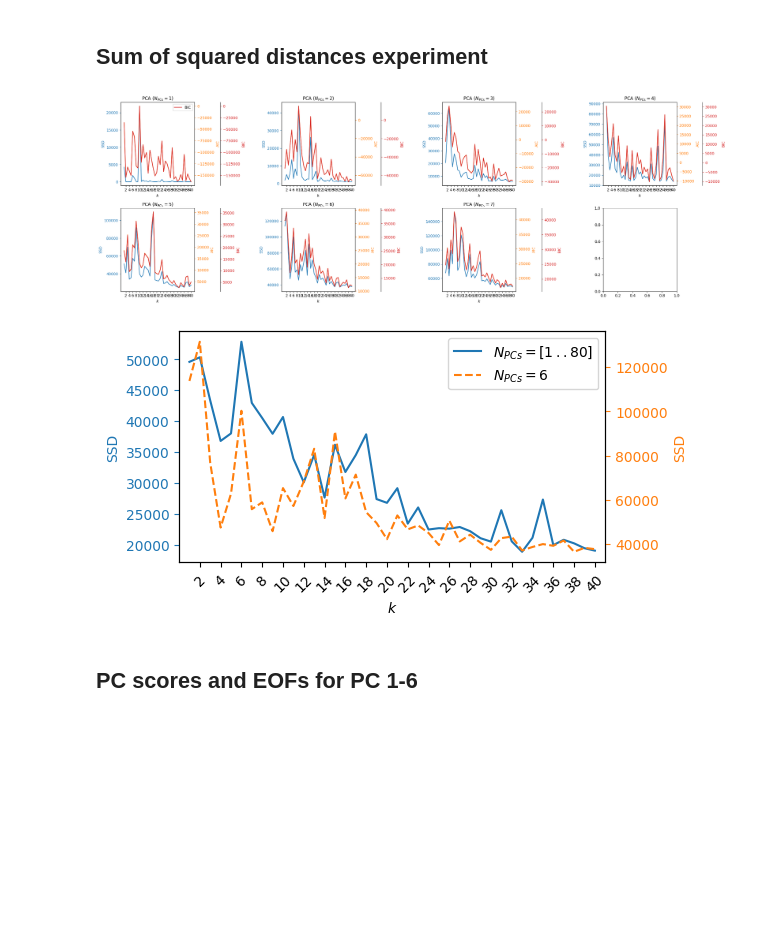
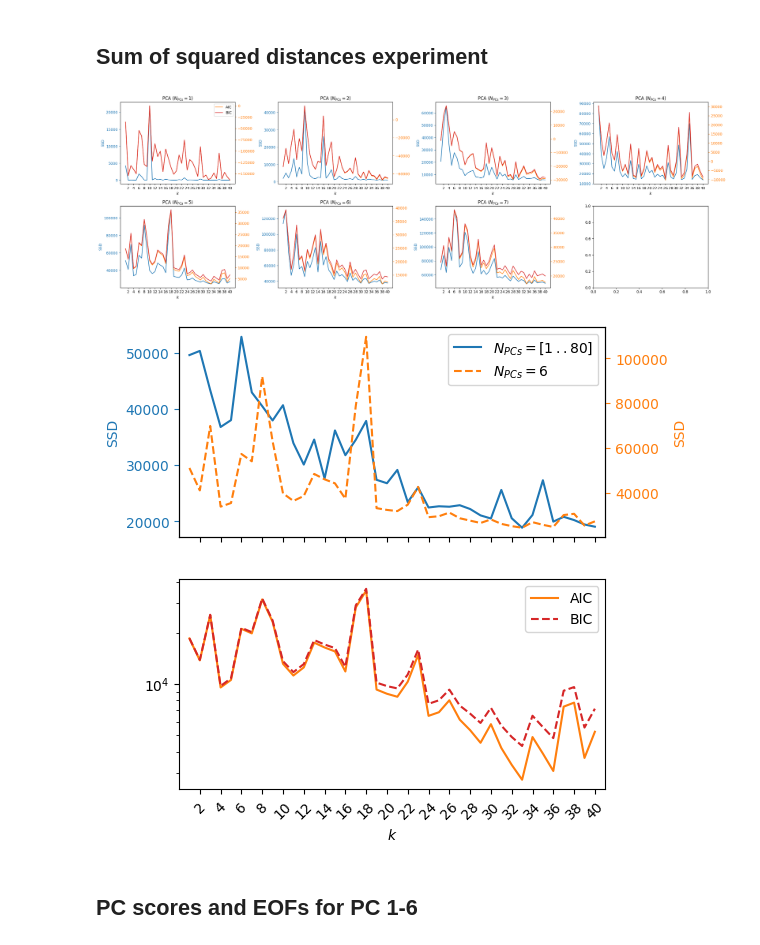
Before and after one commit to 4castRenewables/maelstrom-a6, a Jupyter notebook: notebooks/dcv2_pca.ipynb, the cells around one changed output. Cells and saved outputs as stored; diff of their text form; code cells hidden in the pictures; blank space fills up the shorter version.

```diff
--- a/notebooks/dcv2_pca.ipynb
+++ b/notebooks/dcv2_pca.ipynb
@@ -476,11 +477,14 @@ ssds_pca = joblib.load(plots / "../../data/scree-test-results-pca-7-pcs.dict")
 # %%
 import numpy as np
 
-def calculate_bayesian_information_criterion(n: int, ssd: float, k: int) -> float:
-    return n * np.log(ssd / n) + k * np.log(n)
 
-def calculate_akaike_information_criterion(n: int, ssd: float, k: int) -> float:
-    return 2 * k + n * np.log(ssd / n)
+def calculate_bic(n: int, ssd: float, k: int, d: int) -> float:
+    K = k * d
+    return n * np.log(ssd / n) + K * np.log(n)
+
+def calculate_aic(n: int, ssd: float, k: int, d: int) -> float:
+    K = k * d
+    return n * np.log(ssd / n) + 2 * K
 # %%
 def plot_scree_test_results(ssds, method: str, n_samples: int):
     ks = range(1, len(ssds[2]) + 1)
@@ -511,10 +515,10 @@ def plot_scree_test_results(ssds, method: str, n_samples: int):
         ax.set_ylabel("SSD", color=ax_color)
 
         # Plot the AIC
-        aic = [calculate_akaike_information_criterion(n=n_samples, ssd=s, k=k) for k, s in ssd.items()]
+        aic = [calculate_aic(n=n_samples, ssd=s, k=k, d=n_pcs) for k, s in ssd.items()]
         ax_aic_color = "tab:orange"
         ax_aic = ax.twinx()
-        ax_aic.set_ylabel("AIC", color=ax_aic_color)
+        #ax_aic.set_ylabel("AIC", color=ax_aic_color)
         ax_aic.plot(
             ks,
             aic,
@@ -524,10 +528,10 @@ def plot_scree_test_results(ssds, method: str, n_samples: int):
         )
 
         # Plot the BIC
-        bic = [calculate_bayesian_information_criterion(n=n_samples, ssd=s, k=k) for k, s in ssd.items()]
+        bic = [calculate_bic(n=n_samples, ssd=s, k=k, d=n_pcs) for k, s in ssd.items()]
         ax_bic_color = "tab:red"
-        ax_bic = ax.twinx()
-        ax_bic.spines.right.set_position(("axes", 1.35))
+        ax_bic = ax_aic
+        #ax_bic.spines.right.set_position(("axes", 1.35))
 
         ax_bic.plot(
             ks,
@@ -536,12 +540,12 @@ def plot_scree_test_results(ssds, method: str, n_samples: int):
             # linestyle="-.",
             label="BIC"
         )
-        ax_bic.set_ylabel("BIC", color=ax_bic_color)
+        #ax_bic.set_ylabel("BIC", color=ax_bic_color)
 
         for ax, color, log_scale_y in [
             (ax, ax_color, False),
             (ax_aic, ax_aic_color, False),
-            (ax_bic, ax_bic_color, False),
+            #(ax_bic, ax_bic_color, False),
         ]:
             # Set log scale.
             if log_scale_y:
@@ -558,15 +562,18 @@ def plot_scree_test_results(ssds, method: str, n_samples: int):
 
 plot_scree_test_results(ssds=ssds_pca, method="pca", n_samples=ds[coordinates.time].size)
 # %% [output]
-[figure, old version]
+[figure, new version]
 # %%
 def plot_scree_test_results_sum_of_ssds(ssds):
     axis1_color = "tab:blue"
     axis2_color = "tab:orange"
 
     ks = range(1, len(ssds[2]) + 1)
+    n_pcs = 6
 
-    fig, ax = plt.subplots(figsize=(5.5, 3))
+    fig, axs = plt.subplots(figsize=(5.5, 2 * 3), nrows=2)
+    ax = axs[0]
+
     values = np.array([0.0 for _ in ks])
     for ssd in ssds.values():
         values += np.array(list(ssd.values()))
@@ -581,42 +588,80 @@ def plot_scree_test_results_sum_of_ssds(ssds):
         # marker="o",
         label="$N_{PCs} = [1\,..80]$",
     )
+    results_n_pcs = ssds[n_pcs - 1]
 
     ax2 = ax.twinx()
-    ssds_6_pcs = np.array(list(ssds[6].values()))
+    ssds_6_pcs = np.array(list(results_n_pcs.values()))
+
     right = ax2.plot(
         ks,
         ssds_6_pcs,
         c=axis2_color,
-        label="$N_{PCs} = 6$",
+        label=f"$N_{{PCs}} = {n_pcs}$",
         linestyle="--",
     )
 
     # added these three lines
     lines = left + right
     labels = [l.get_label() for l in lines]
     ax.legend(lines, labels, loc="upper right")
 
-    ax.set_xlabel(r"$k$")
+    #ax.set_xlabel(r"$k$")
     ax.set_xticks(ks[1::2])
-    ax.set_xticklabels([str(k) for k in ks[1::2]], rotation=45)
+    ax.set_xticklabels([], rotation=45)
     ax.set_ylabel("SSD", color=axis1_color)
     ax2.set_ylabel("SSD", color=axis2_color)
     ax.tick_params(axis="y", colors=axis1_color, which="both")
     ax2.tick_params(axis="y", colors=axis2_color, which="both")
 
     ax.set_xlim(0, 41)
     # plot_grid_with_grey_background(ax, minor_ticks_x=1)
+    n_samples = ds[coordinates.time].size
+    ax_2 = axs[1]
+    ax_2.set_xlim(0, 41)
+
+    # Plot the AIC
+    aic = [calculate_aic(n=n_samples, ssd=s, k=k, d=n_pcs) for k, s in results_n_pcs.items()]
+    ax_aic_color = "tab:orange"
+    ax_aic = ax_2
+    #ax_aic.set_ylabel("AIC", color=ax_aic_color)
+    ax_aic.plot(
+        ks,
+        aic,
+        color=ax_aic_color,
+        #linestyle="--",
+        label="AIC",
+    )
+
+    # Plot the BIC
+    bic = [calculate_bic(n=n_samples, ssd=s, k=k, d=n_pcs) for k, s in results_n_pcs.items()]
+    ax_bic_color = "tab:red"
+    ax_bic = ax_aic
+    #ax_bic.spines.right.set_position(("axes", 1.35))
+
+    ax_bic.plot(
+        ks,
+        bic,
+        color=ax_bic_color,
+        linestyle="--",
+        label="BIC"
+    )
+    ax_bic.legend()
+    ax_bic.set_xticks(ks[1::2])
+    ax_bic.set_xticklabels([str(k) for k in ks[1::2]], rotation=45)
+    ax_bic.set_xlabel(r"$k$")
+    ax_bic.set_yscale("log")
+
 
     # fig.tight_layout()
     plt.savefig(
         plots / f"fig05.pdf", bbox_inches="tight"
     )
 
 
 plot_scree_test_results_sum_of_ssds(ssds=ssds_pca)
 # %% [output]
-[figure, old version]
+[figure, new version]
 # %%
 ds
 # %% [markdown]
```
Also changed, not shown: parts of 4 cells of this notebook, 3 other files.
